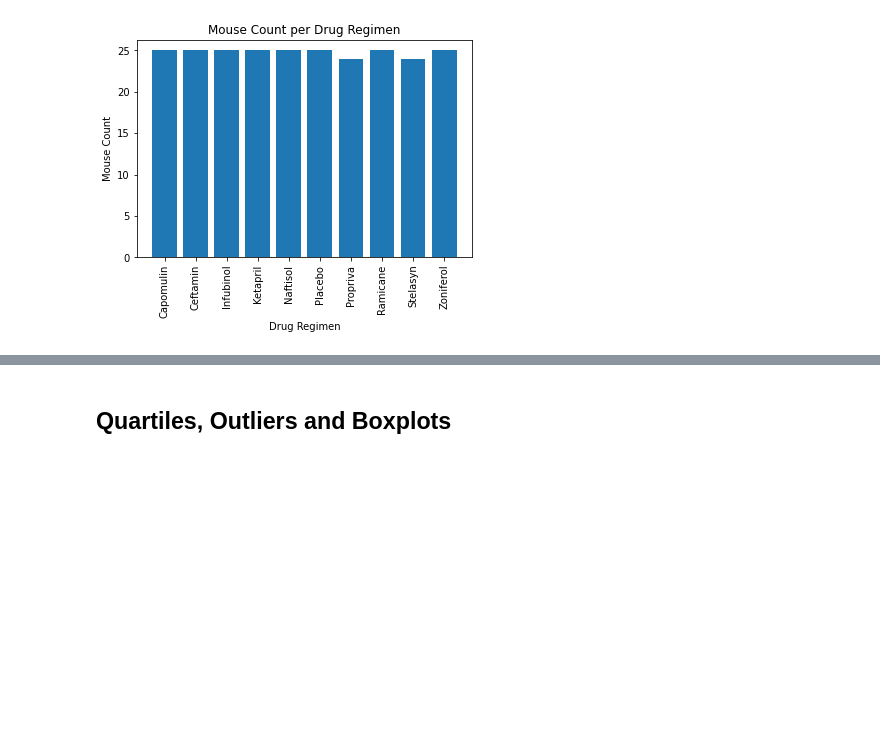
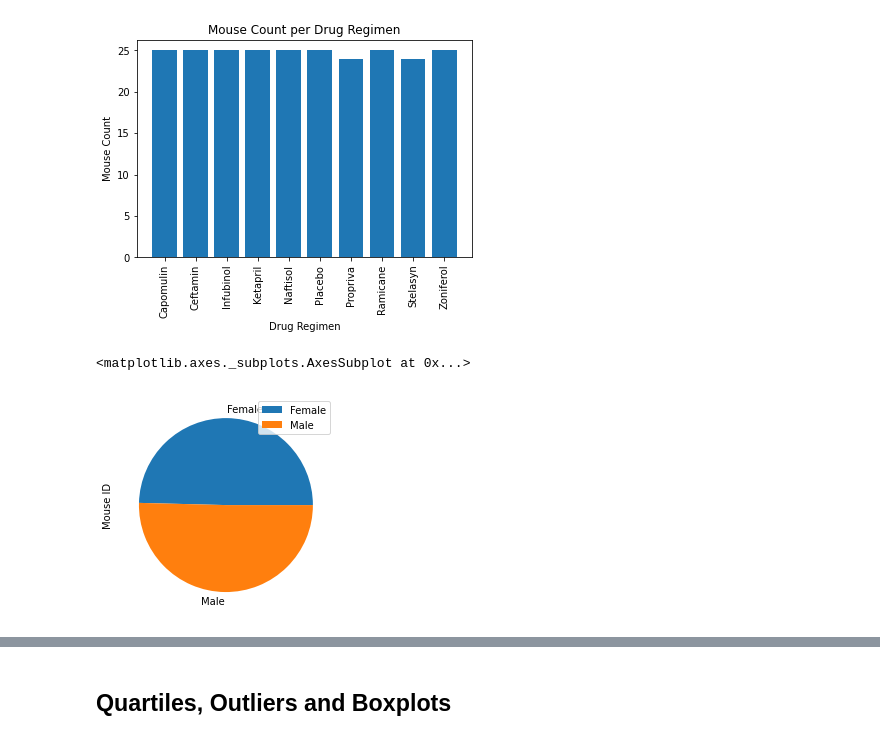
Before and after one commit to fanchea84/Matplotlib-challenge, a Jupyter notebook: Pymaceuticals.ipynb, the cells around one changed output, grey strips where cells are left out. Saved outputs shown, nothing was run; the diff lists cells and outputs as text; code cells hidden in the pictures; blank space fills up the shorter version.

```diff
--- a/Pymaceuticals.ipynb
+++ b/Pymaceuticals.ipynb
@@ -158,4 +158,13 @@ plt.xlabel("Drug Regimen")
 # %% [output]
 Text(0.5, 0, 'Drug Regimen')
 [figure]
+# %%
+# Generate a pie plot showing the distribution of female versus male mice using pandas
+mouse_metadata_deduped = mouse_metadata[mouse_metadata["Mouse ID"] != "g989"]
+mouse_metadata_deduped_df = mouse_metadata_deduped[["Mouse ID","Sex"]]
+mouse_gender = mouse_metadata_deduped_df.groupby(["Sex"]).count()
+mouse_gender.plot.pie(y="Mouse ID")
+# %% [output]
+<matplotlib.axes._subplots.AxesSubplot at 0x...>
+[figure, added]
 # %%
```
Also changed, not shown: parts of 2 cells of this notebook.
